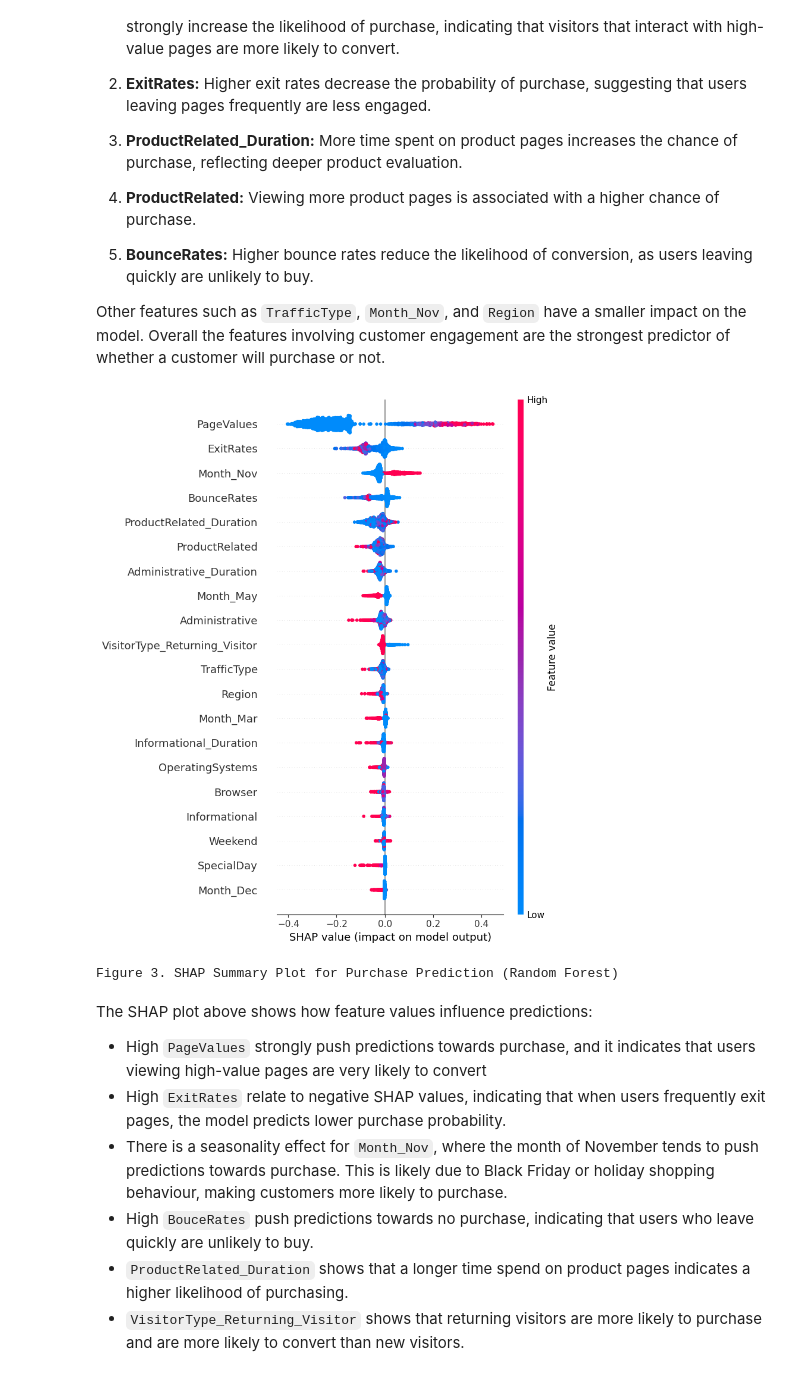
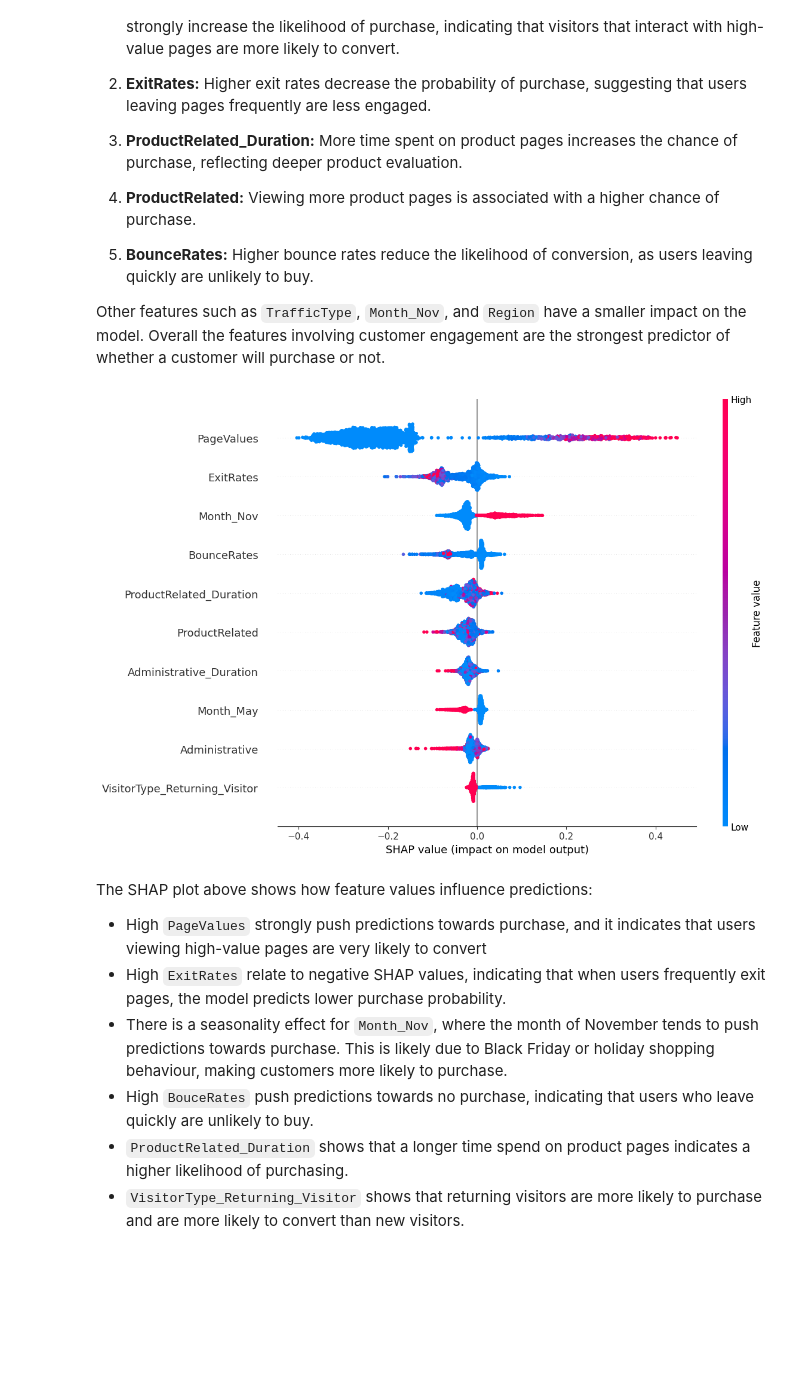
Before and after one commit to UBC-DSCI-310-2025W2/dsci-310-group-09, a Jupyter notebook: 310-group9_online-shoppers-classification.ipynb, the cells around one changed output. Cells and saved outputs as stored; diff of their text form; code cells hidden in the pictures; blank space fills up the shorter version.

```diff
--- a/310-group9_online-shoppers-classification.ipynb
+++ b/310-group9_online-shoppers-classification.ipynb
@@ -232,14 +232,34 @@ Other features such as `TrafficType`, `Month_Nov`, and `Region` have a smaller i
 # %%
 import shap
 
-explainer = shap.TreeExplainer(rf)
-shap_values = explainer.shap_values(X_test)
-shap_values_class1 = shap_values[:,:,1]
-shap.summary_plot(shap_values_class1, X_test)
-print("Figure 3. SHAP Summary Plot for Purchase Prediction (Random Forest)")
+# explainer = shap.TreeExplainer(rf)
+# shap_values = explainer.shap_values(X_test)
+# shap_values_class1 = shap_values[:,:,1]
+# shap.summary_plot(shap_values_class1, X_test)
+# print("Figure 3. SHAP Summary Plot for Purchase Prediction (Random Forest)")
-# %% [output]
-[figure, removed]
-Figure 3. SHAP Summary Plot for Purchase Prediction (Random Forest)
+# %%
+explainer = shap.TreeExplainer(rf)
+
+# Compute SHAP values
+shap_values = explainer.shap_values(X_test)
+
+# Handle binary-class output shape
+if isinstance(shap_values, list):
+    shap_values_class1 = shap_values[1]
+else:
+    shap_values_class1 = shap_values[:, :, 1]
+
+# Larger display, top 10 features only
+plt.figure(figsize=(12, 8))
+shap.summary_plot(
+    shap_values_class1,
+    X_test,
+    max_display=10,
+    plot_size=(12, 8)
+)
+plt.show()
+# %% [output]
+[figure, added]
 # %% [markdown]
 The SHAP plot above shows how feature values influence predictions:
 * High `PageValues` strongly push predictions towards purchase, and it indicates that users viewing high-value pages are very likely to convert
```
Also changed, not shown: 12 other files.
